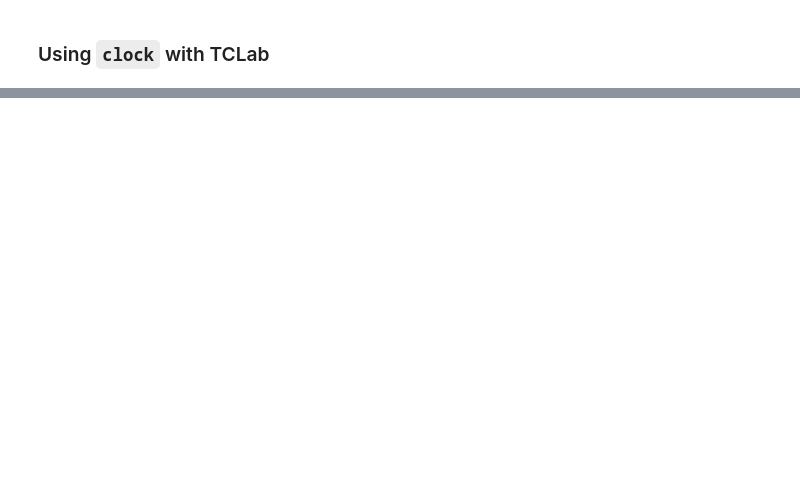
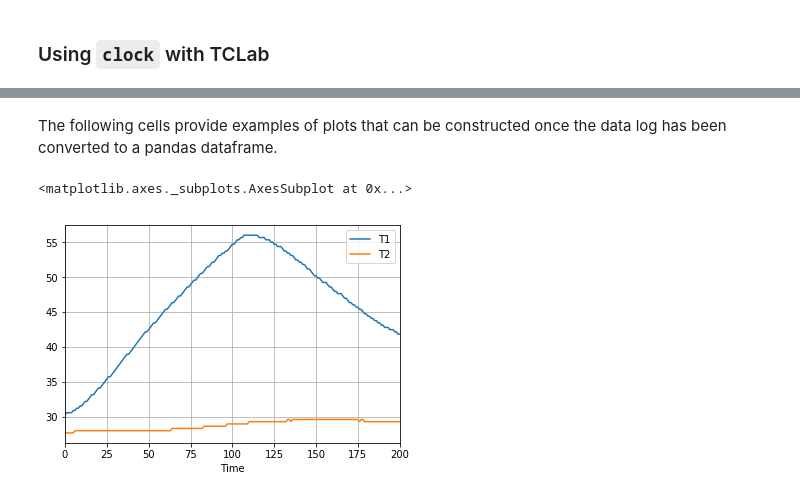
Before and after one commit to jckantor/TCLab, a Jupyter notebook: notebooks/0_TCLab_Overview.ipynb, the cells around one changed output, grey strips where cells are left out. Saved outputs shown, nothing was run; the diff lists cells and outputs as text; code cells hidden in the pictures; blank space fills up the shorter version.

```diff
--- a/notebooks/0_TCLab_Overview.ipynb
+++ b/notebooks/0_TCLab_Overview.ipynb
@@ -287,0 +310,8 @@ h.log
+# %%
+%matplotlib inline
+import matplotlib.pyplot as plt
+import pandas as pd
+
+df = pd.DataFrame(h.log, columns = ['Time','T1','T2','Q1','Q2'])
+df.set_index('Time', inplace = True)
+df.head()
@@ -287,0 +326,7 @@ h.log
+# %% [markdown]
+The following cells provide examples of plots that can be constructed once the data log has been converted to a pandas dataframe.
+# %%
+df[['T1','T2']].plot(grid=True)
+# %% [output]
+<matplotlib.axes._subplots.AxesSubplot at 0x...>
+[figure, added]
```
Also changed, not shown: parts of 19 cells of this notebook, 2 other files.
